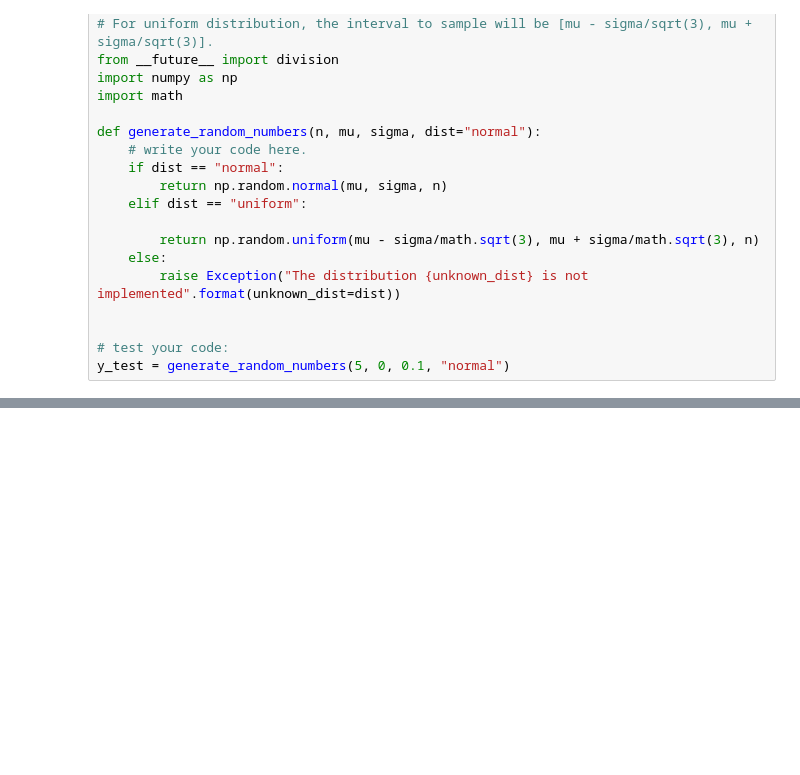
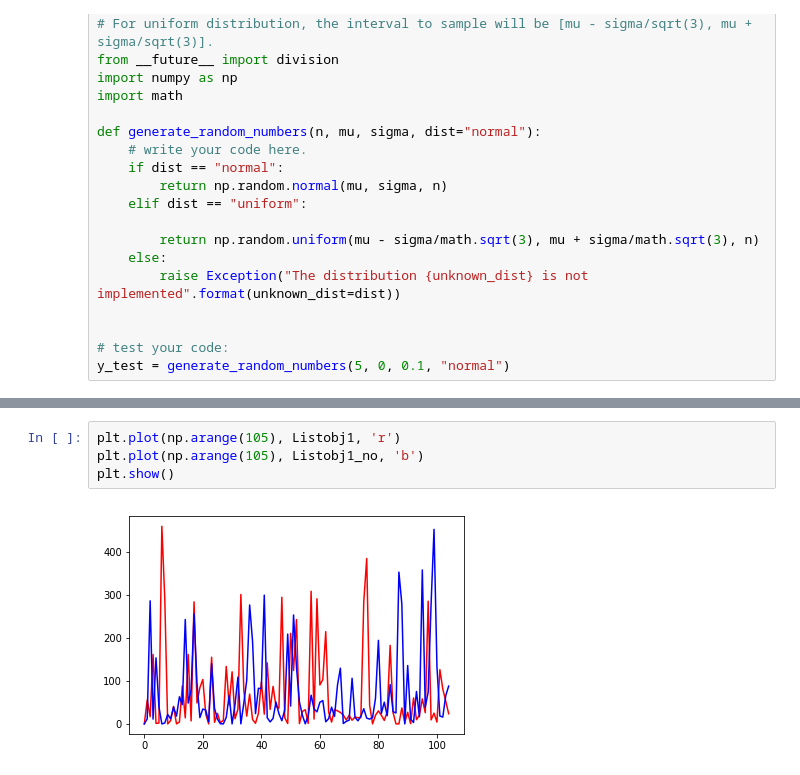
Before and after one commit to heyhalcyon/Randomized-Optimization, a Jupyter notebook: project2.ipynb, the cells around one changed output, grey strips where cells are left out. Saved outputs shown, nothing was run; the diff lists cells and outputs as text; blank space fills up the shorter version.

```diff
--- a/project2.ipynb
+++ b/project2.ipynb
@@ -97,0 +153,6 @@ print(IGD_wr_task1(y2))
+# %%
+plt.plot(np.arange(105), Listobj1, 'r')
+plt.plot(np.arange(105), Listobj1_no, 'b')
+plt.show()
+# %% [output]
+[figure, added]
```
Also changed, not shown: parts of 6 cells of this notebook, 1 other file.
